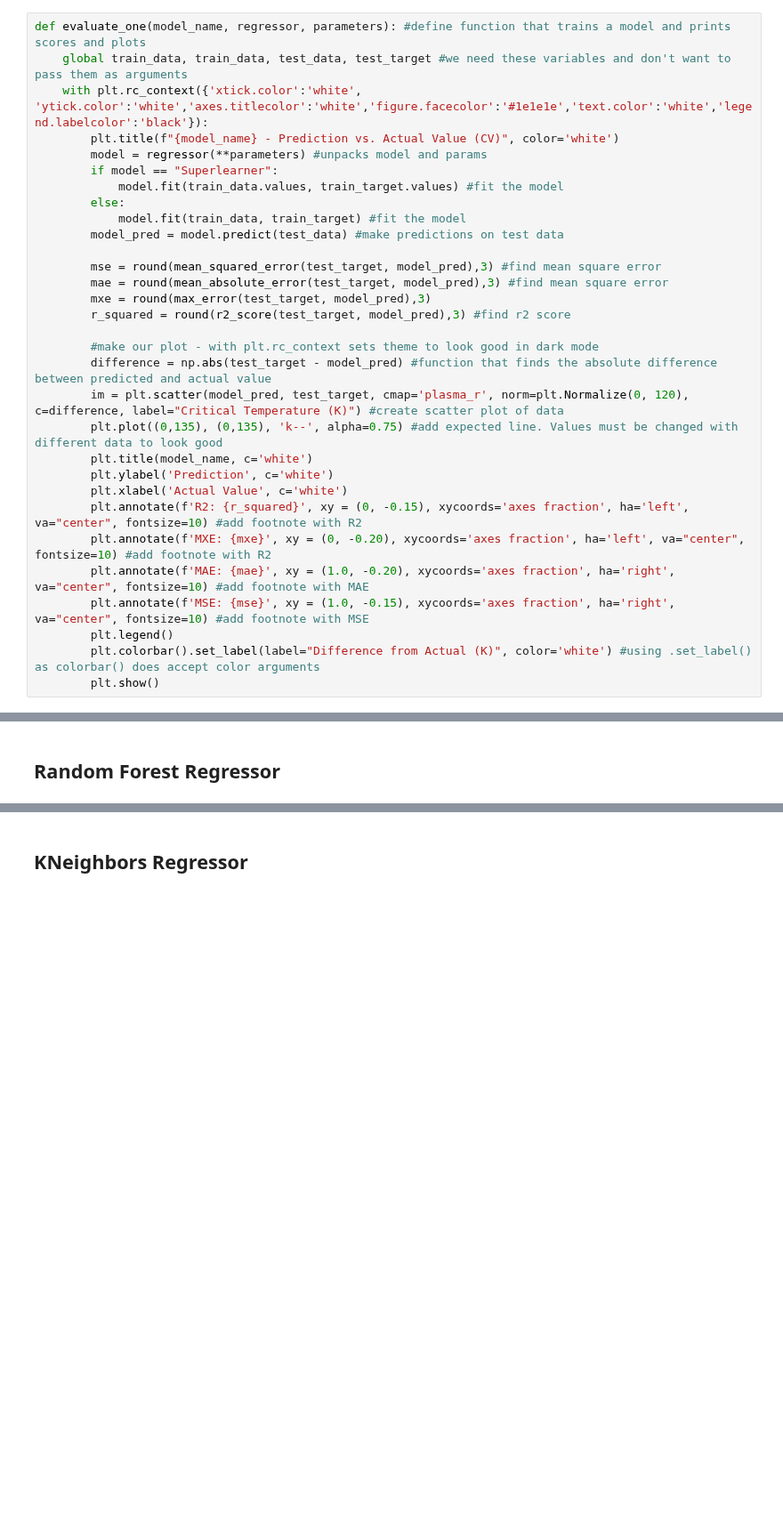
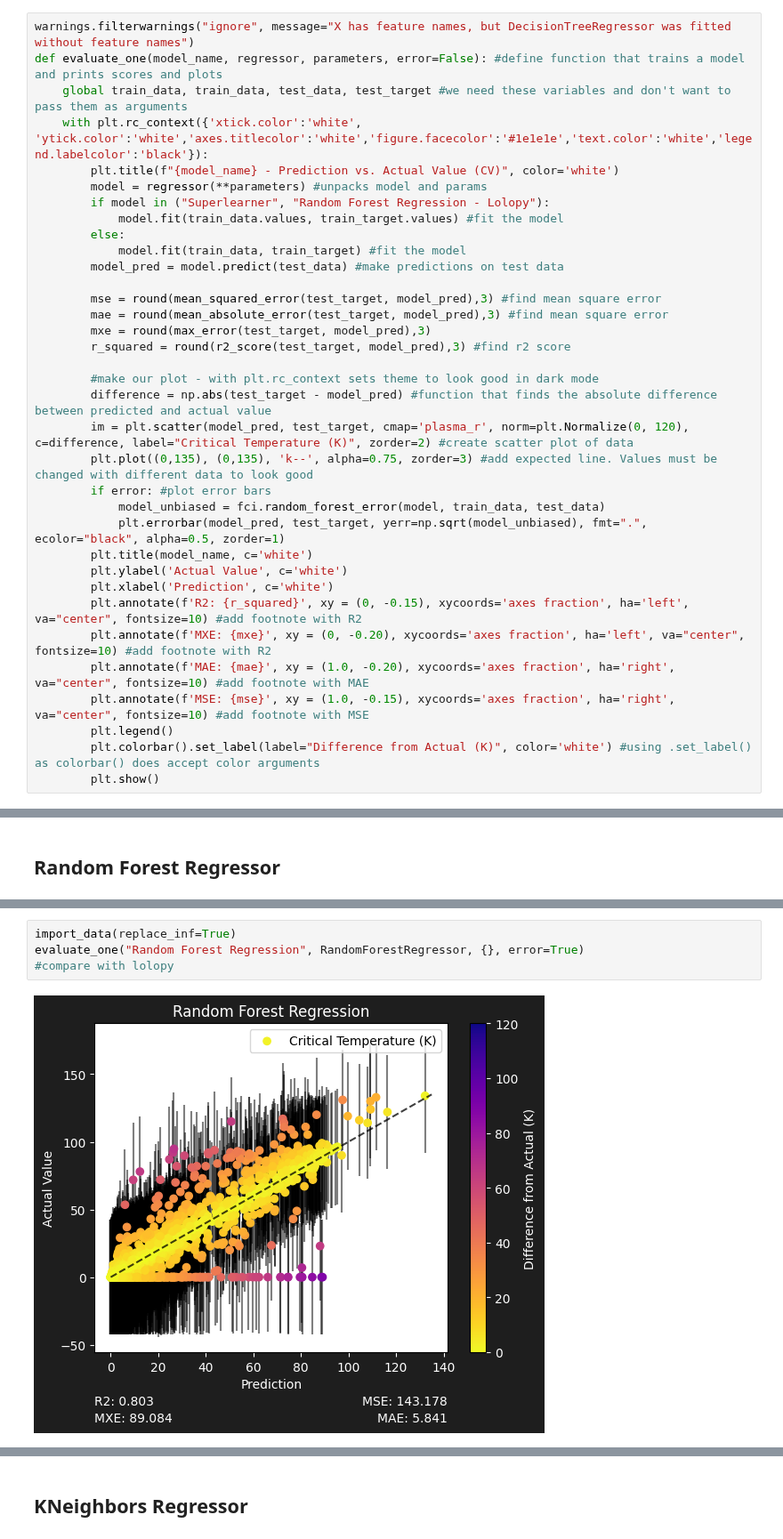
Before and after one commit to sylphrena0/classe, a Jupyter notebook: code/training_single.ipynb, the cells around one changed output, grey strips where cells are left out. Shown at 89% size. Drawn from its saved outputs; the diff is of its cells as text; blank space fills up the shorter version.

Commit message:
switched all models to evaluation function

```diff
--- a/code/training_single.ipynb
+++ b/code/training_single.ipynb
@@ -58,12 +58,13 @@ def import_data(replace_inf=False):
 ## Evaluation Functions
 To train models and return results
 # %%
-def evaluate_one(model_name, regressor, parameters): #define function that trains a model and prints scores and plots
+warnings.filterwarnings("ignore", message="X has feature names, but DecisionTreeRegressor was fitted without feature names")
+def evaluate_one(model_name, regressor, parameters, error=False): #define function that trains a model and prints scores and plots
     global train_data, train_data, test_data, test_target #we need these variables and don't want to pass them as arguments
     with plt.rc_context({'xtick.color':'white', 'ytick.color':'white','axes.titlecolor':'white','figure.facecolor':'#1e1e1e','text.color':'white','legend.labelcolor':'black'}):
         plt.title(f"{model_name} - Prediction vs. Actual Value (CV)", color='white')
         model = regressor(**parameters) #unpacks model and params
-        if model == "Superlearner":
+        if model in ("Superlearner", "Random Forest Regression - Lolopy"):
             model.fit(train_data.values, train_target.values) #fit the model
         else:
             model.fit(train_data, train_target) #fit the model
@@ -76,11 +77,14 @@ def evaluate_one(model_name, regressor, parameters): #define function that train
 
         #make our plot - with plt.rc_context sets theme to look good in dark mode
         difference = np.abs(test_target - model_pred) #function that finds the absolute difference between predicted and actual value
-        im = plt.scatter(model_pred, test_target, cmap='plasma_r', norm=plt.Normalize(0, 120), c=difference, label="Critical Temperature (K)") #create scatter plot of data
-        plt.plot((0,135), (0,135), 'k--', alpha=0.75) #add expected line. Values must be changed with different data to look good
+        im = plt.scatter(model_pred, test_target, cmap='plasma_r', norm=plt.Normalize(0, 120), c=difference, label="Critical Temperature (K)", zorder=2) #create scatter plot of data
+        plt.plot((0,135), (0,135), 'k--', alpha=0.75, zorder=3) #add expected line. Values must be changed with different data to look good
+        if error: #plot error bars
+            model_unbiased = fci.random_forest_error(model, train_data, test_data)
+            plt.errorbar(model_pred, test_target, yerr=np.sqrt(model_unbiased), fmt=".", ecolor="black", alpha=0.5, zorder=1)
         plt.title(model_name, c='white')
-        plt.ylabel('Prediction', c='white')
-        plt.xlabel('Actual Value', c='white')
+        plt.ylabel('Actual Value', c='white')
+        plt.xlabel('Prediction', c='white')
         plt.annotate(f'R2: {r_squared}', xy = (0, -0.15), xycoords='axes fraction', ha='left', va="center", fontsize=10) #add footnote with R2
         plt.annotate(f'MXE: {mxe}', xy = (0, -0.20), xycoords='axes fraction', ha='left', va="center", fontsize=10) #add footnote with R2
         plt.annotate(f'MAE: {mae}', xy = (1.0, -0.20), xycoords='axes fraction', ha='right', va="center", fontsize=10) #add footnote with MAE
@@ -231,0 +121,6 @@ R2 : 0.7900439058834144
+# %%
+import_data(replace_inf=True)
+evaluate_one("Random Forest Regression", RandomForestRegressor, {}, error=True)
+#compare with lolopy
+# %% [output]
+[figure, added]
```
Also changed, not shown: parts of 31 cells of this notebook.
